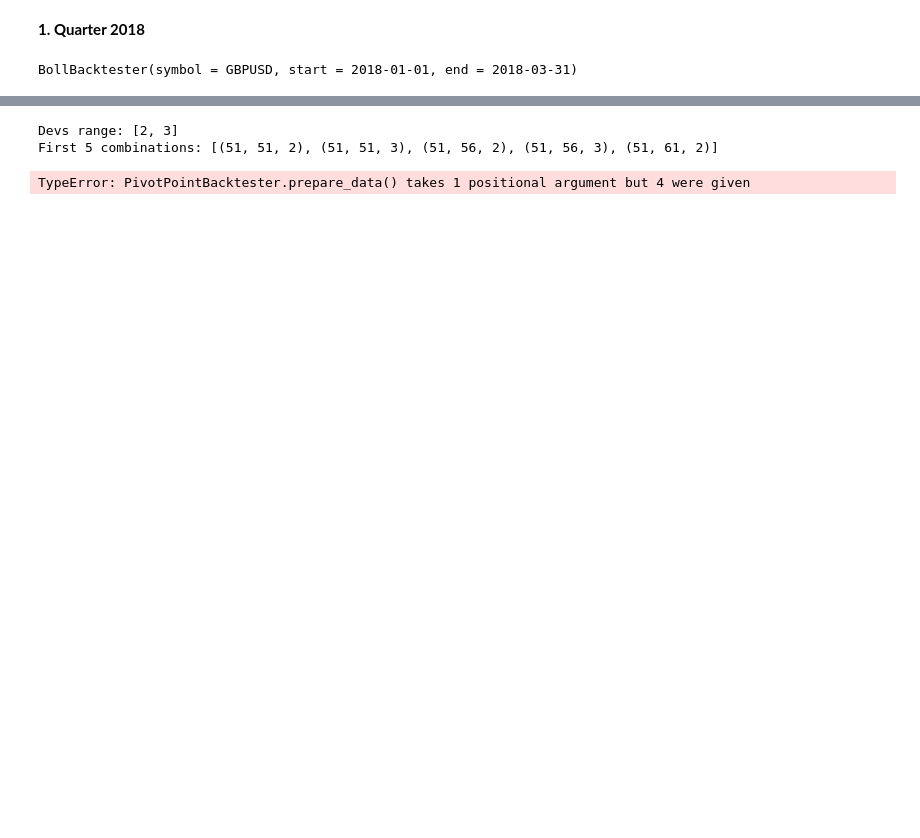
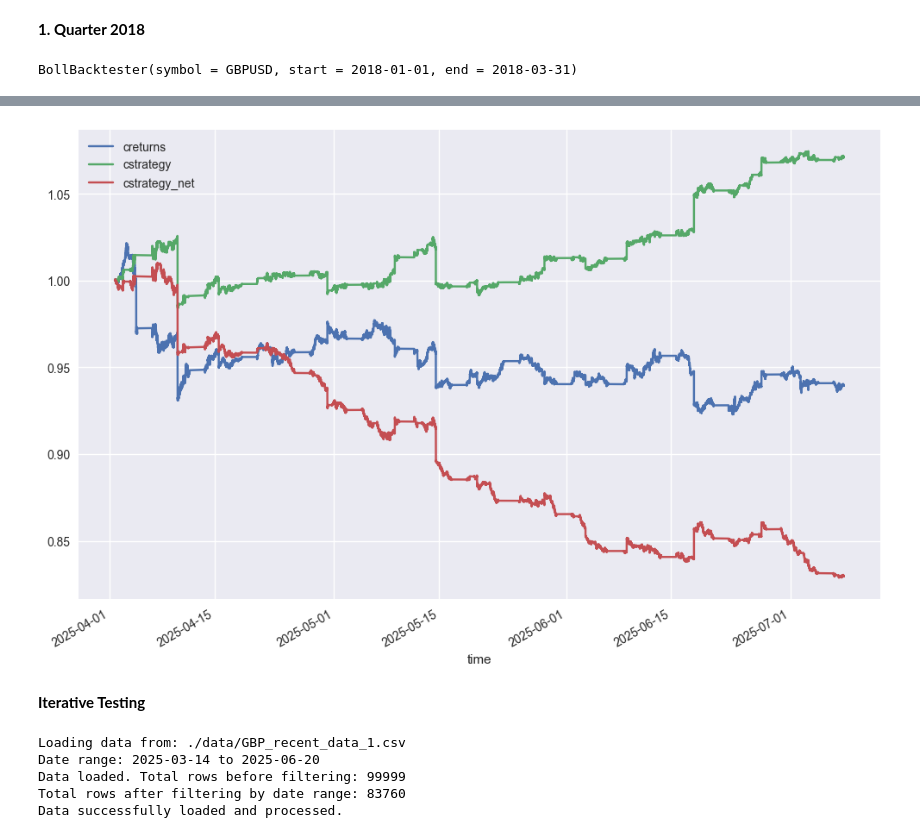
Before and after one commit to Basilogast/trading, a Jupyter notebook: MyCode/PivotBacktest/PivotPointBacktester.ipynb, the cells around one changed output, grey strips where cells are left out. Saved outputs shown, nothing was run; the diff lists cells and outputs as text; code cells hidden in the pictures; blank space fills up the shorter version.

Commit message:
Complete backtest

```diff
--- a/MyCode/PivotBacktest/PivotPointBacktester.ipynb
+++ b/MyCode/PivotBacktest/PivotPointBacktester.ipynb
@@ -68,0 +104,2 @@ tester.test_strategy()
+# %%
+tester.add_leverage(10)
@@ -69,6 +141,12 @@ tester.test_strategy()
+# %%
+import matplotlib.pyplot as plt
+plt.style.use("seaborn-v0_8")
+# %%
+tester.results[["creturns", "cstrategy", "cstrategy_net"]].plot(figsize = (12 , 8))
+plt.show()
+# %% [output]
+[figure, added]
 # %%
 tester.optimize_strategy((51, 301, 5), (51,301, 5), (2, 4, 1), metric = "Multiple") # keep dev constant (2)
-# %% [output]
-Devs range: [2, 3]
-First 5 combinations: [(51, 51, 2), (51, 51, 3), (51, 56, 2), (51, 56, 3), (51, 61, 2)]
-TypeError: PivotPointBacktester.prepare_data() takes 1 positional argument but 4 were given
+# %% [markdown]
+__Iterative Testing__
@@ -74,0 +179,8 @@ TypeError: PivotPointBacktester.prepare_data() takes 1 positional argument but 4
+# %%
+bc = IB.IterativeBacktest(symbol, "2025-03-14", "2025-06-20", 100000, file_path=filepath, use_spread = True)
+# %% [output]
+Loading data from: ./data/GBP_recent_data_1.csv
+Date range: 2025-03-14 to 2025-06-20
+Data loaded. Total rows before filtering: 99999
+Total rows after filtering by date range: 83760
+Data successfully loaded and processed.
```
Also changed, not shown: parts of 10 cells of this notebook, 1 other file.
